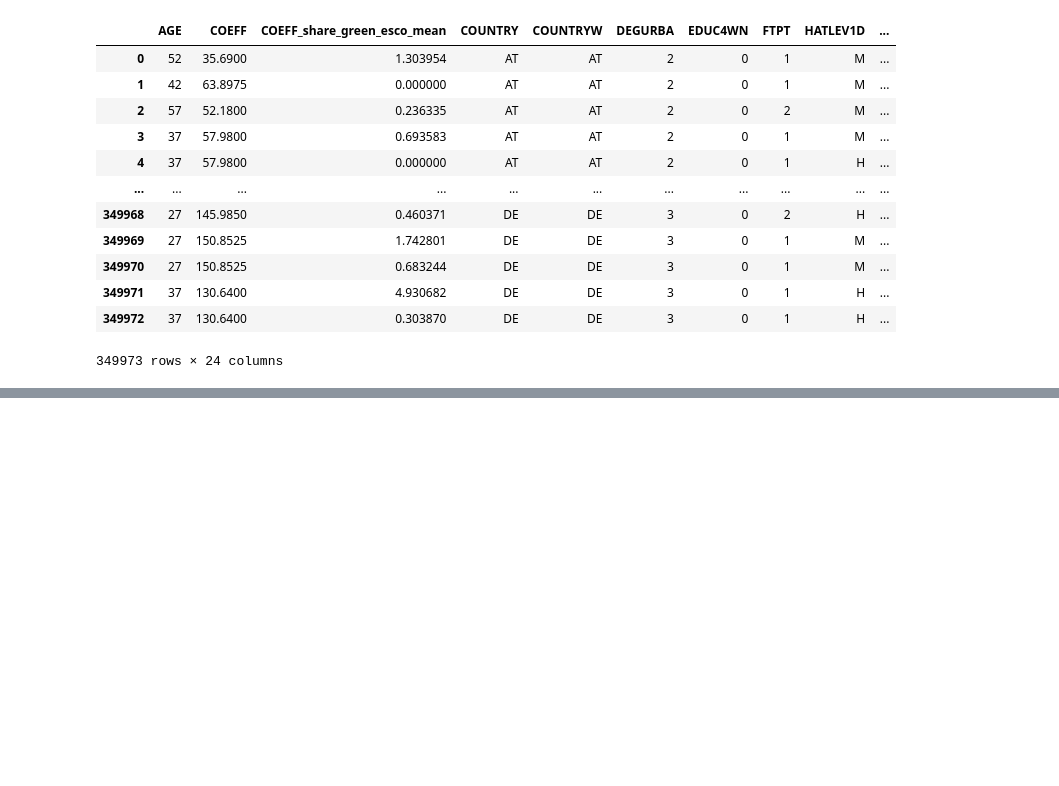
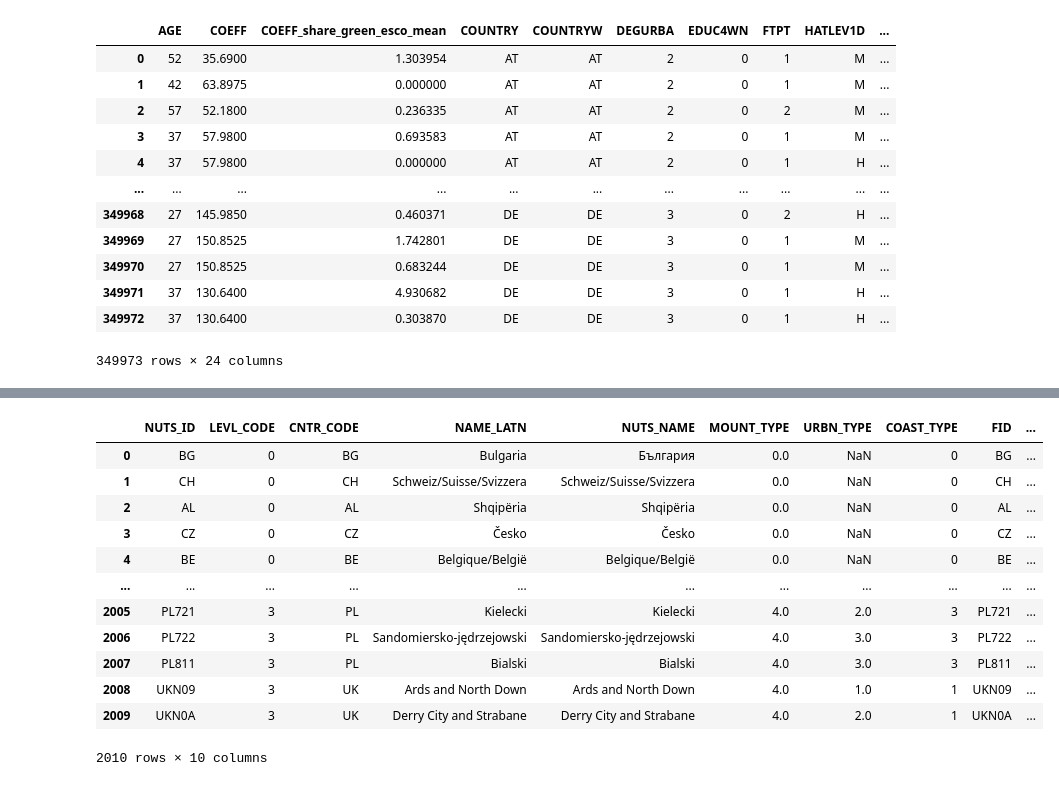
Before and after one commit to derpyninja/re4gt, a Jupyter notebook: notebooks/new/00-fz-debugging-for-code-refactoring.ipynb, the cells around one changed output, grey strips where cells are left out. Drawn from its saved outputs; the diff is of its cells as text; code cells hidden in the pictures; blank space fills up the shorter version.

```diff
--- a/notebooks/new/00-fz-debugging-for-code-refactoring.ipynb
+++ b/notebooks/new/00-fz-debugging-for-code-refactoring.ipynb
@@ -311,0 +506,16 @@ df
+# %%
+clsf.nuts_4326
+# %% [output]
+|  | NUTS_ID | LEVL_CODE | CNTR_CODE | NAME_LATN | NUTS_NAME | MOUNT_TYPE | URBN_TYPE | COAST_TYPE | FID | ... |
+| 0 | BG | 0 | BG | Bulgaria | България | 0.0 | NaN | 0 | BG | ... |
+| 1 | CH | 0 | CH | Schweiz/Suisse/Svizzera | Schweiz/Suisse/Svizzera | 0.0 | NaN | 0 | CH | ... |
+| 2 | AL | 0 | AL | Shqipëria | Shqipëria | 0.0 | NaN | 0 | AL | ... |
+| 3 | CZ | 0 | CZ | Česko | Česko | 0.0 | NaN | 0 | CZ | ... |
+| 4 | BE | 0 | BE | Belgique/België | Belgique/België | 0.0 | NaN | 0 | BE | ... |
+| ... | ... | ... | ... | ... | ... | ... | ... | ... | ... | ... |
+| 2005 | PL721 | 3 | PL | Kielecki | Kielecki | 4.0 | 2.0 | 3 | PL721 | ... |
+| 2006 | PL722 | 3 | PL | Sandomiersko-jędrzejowski | Sandomiersko-jędrzejowski | 4.0 | 3.0 | 3 | PL722 | ... |
+| 2007 | PL811 | 3 | PL | Bialski | Bialski | 4.0 | 3.0 | 3 | PL811 | ... |
+| 2008 | UKN09 | 3 | UK | Ards and North Down | Ards and North Down | 4.0 | 1.0 | 1 | UKN09 | ... |
+| 2009 | UKN0A | 3 | UK | Derry City and Strabane | Derry City and Strabane | 4.0 | 2.0 | 1 | UKN0A | ... |
+2010 rows × 10 columns
```
Also changed, not shown: parts of 25 cells of this notebook, 4 other files.
